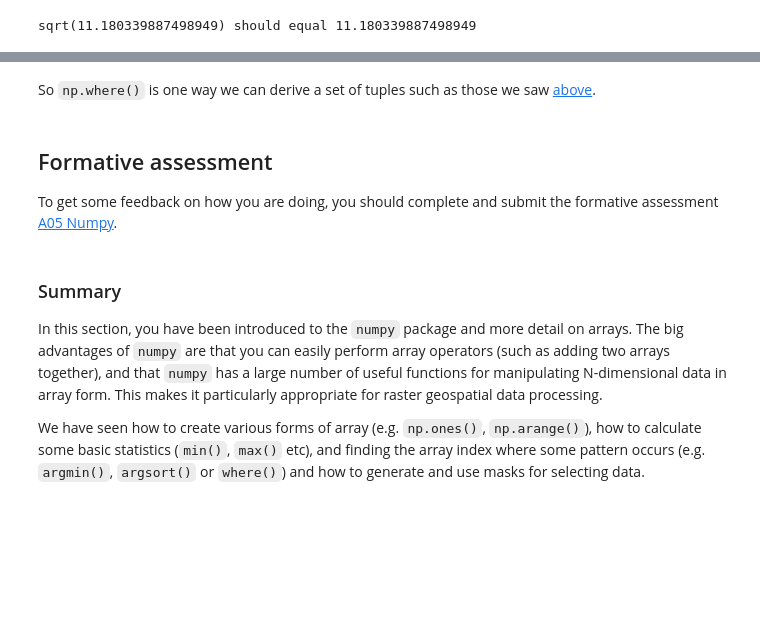
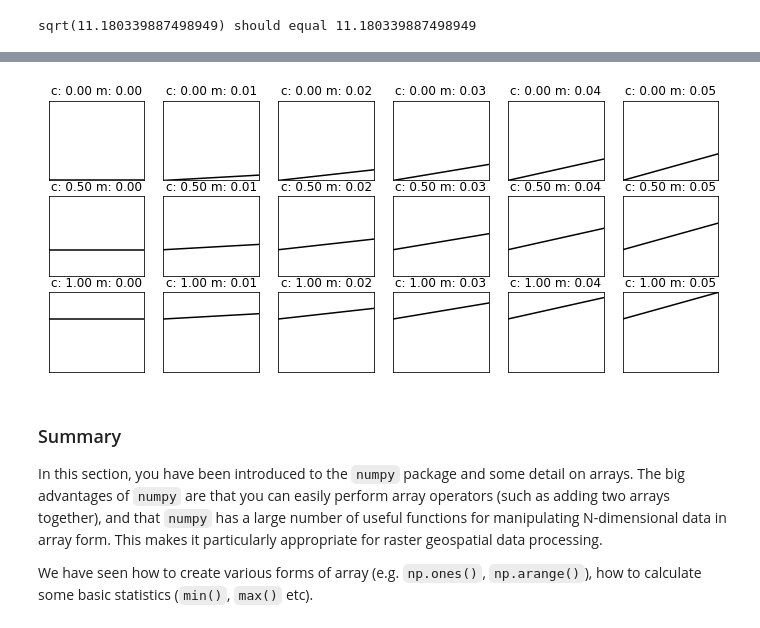
Before and after one commit to UCL-EO/geog0111, a Jupyter notebook: notebooks/031_Numpy.ipynb, the cells around one changed output, grey strips where cells are left out. Saved outputs shown, nothing was run; the diff lists cells and outputs as text; code cells hidden in the pictures; blank space fills up the shorter version.

```diff
--- a/notebooks/031_Numpy.ipynb
+++ b/notebooks/031_Numpy.ipynb
@@ -722,17 +646,0 @@ for m in range(data.shape[0]):
-# %%
-# ANSWER
-import numpy as np
-
-filename = 'data/satellites-1957-2021.gz'
-data=np.loadtxt(filename).astype(np.int)
-
-# Print out the total number of launches
-# per year, for the years 2010 to 2020
-# use sum() to sum over data[y] and loop over y
-# translate year to index by subtracting 1957
-
-# its best to be explicit about this
-# this answer more clearly relates to the qn
-years = np.arange(2010,2020+1) - 1957
-for y in years:
-    print(f'{data[:,y].sum()} launches in year {y+1957}')
@@ -832,10 +646,0 @@ for m in range(data.shape[0]):
-# %%
-# ANSWER
-# Print out the total number of
-# launches per year, for the years 2010 to 2020 inclusive
-
-# use sum for total
-for y in range(2010,2020+1):
-    # y is a year, but we need index
-    j = y - 1957
-    print(f'{data[:,j].sum()} launches in year {y}')
@@ -1040,14 +647,26 @@ df
-# %% [markdown]
-So `np.where()` is one way  we can derive a set of tuples such as those we saw [above](026_Numpy.ipynb#Indexing-arrays).
-# %% [markdown]
-## Formative assessment
-
-To get some feedback on how you are doing, you should complete and submit the formative assessment [A05 Numpy](A05_Numpy.ipynb).
+# %%
+# Confirm your result by plotting the results for each (c,m) value pair
+import matplotlib.pyplot as plt
+ymin,ymax = y.min(),y.max()
+xmin,xmax = x.min(),x.max()
+
+# plots:
+fig, axs = plt.subplots(*(grid_c.shape),figsize=(12,5))
+plt.setp(axs, xticks=[], yticks=[])
+
+for i in range(y.shape[0]):
+    for j in range(y.shape[1]):
+        axs[i,j].plot(x,y[i,j],'k')
+        axs[i,j].set_title(f'c: {grid_c[i,j]:.2f} m: {grid_m[i,j]:.2f}')
+        axs[i,j].set_xlim(xmin,xmax)
+        axs[i,j].set_ylim(ymin,ymax)
+# %% [output]
+[figure, added]
 # %% [markdown]
 ### Summary
 
-In this section, you have been introduced to the `numpy` package and more detail on arrays. The big advantages of `numpy` are that you can easily perform array operators (such as adding two arrays together), and that `numpy` has a large number of useful functions for manipulating N-dimensional data in array form. This makes it particularly appropriate for raster geospatial data processing.
+In this section, you have been introduced to the `numpy` package and some detail on arrays. The big advantages of `numpy` are that you can easily perform array operators (such as adding two arrays together), and that `numpy` has a large number of useful functions for manipulating N-dimensional data in array form. This makes it particularly appropriate for raster geospatial data processing.
 
-We have seen how to create various forms of array (e.g. `np.ones()`, `np.arange()`), how to calculate some basic statistics (`min()`, `max()` etc), and finding the array index where some pattern occurs (e.g. `argmin()`, `argsort()` or `where()`) and how to generate and use masks for selecting data.
+We have seen how to create various forms of array (e.g. `np.ones()`, `np.arange()`), how to calculate some basic statistics (`min()`, `max()` etc).
 # %% [markdown]
 
```
Also changed, not shown: parts of 43 cells of this notebook, 19 other files.
